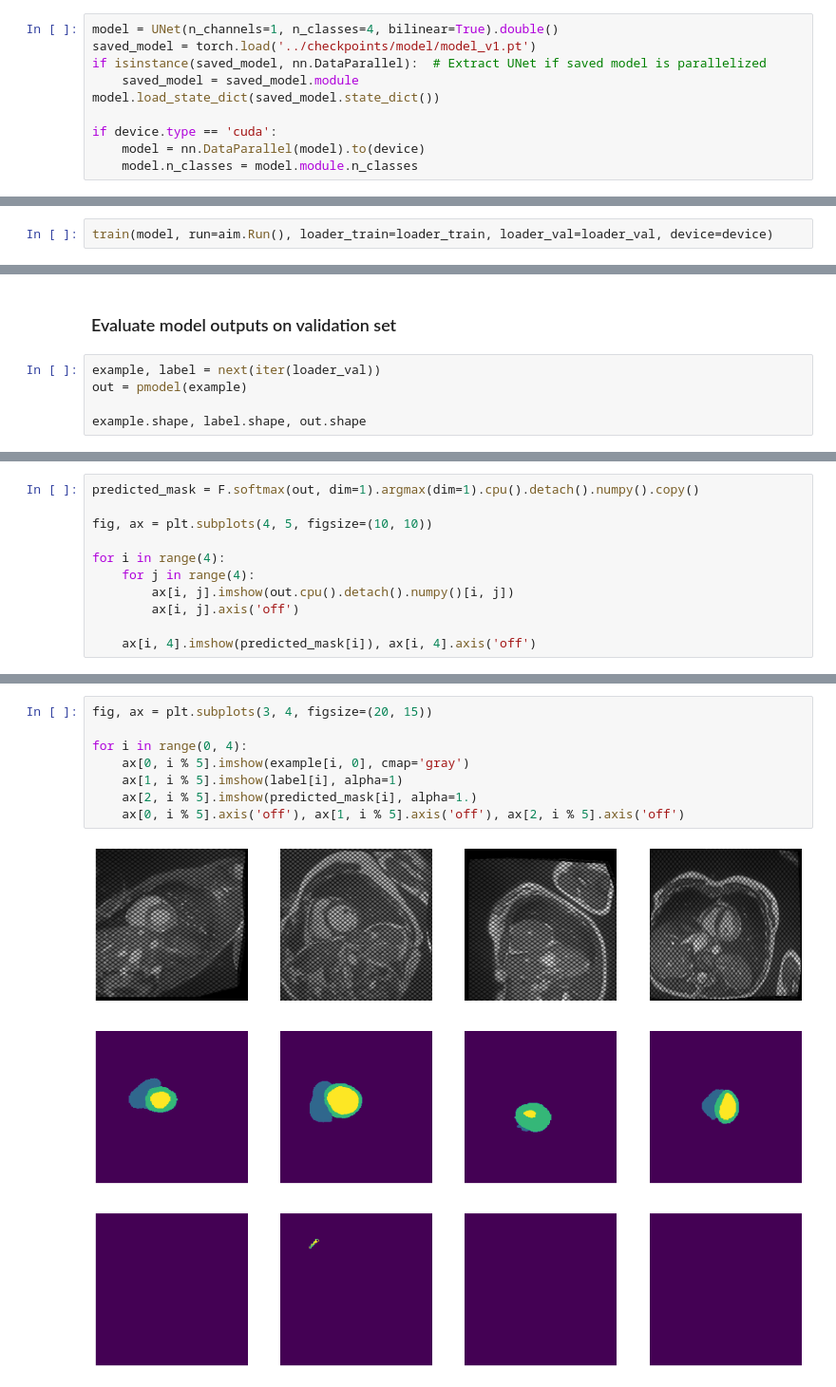
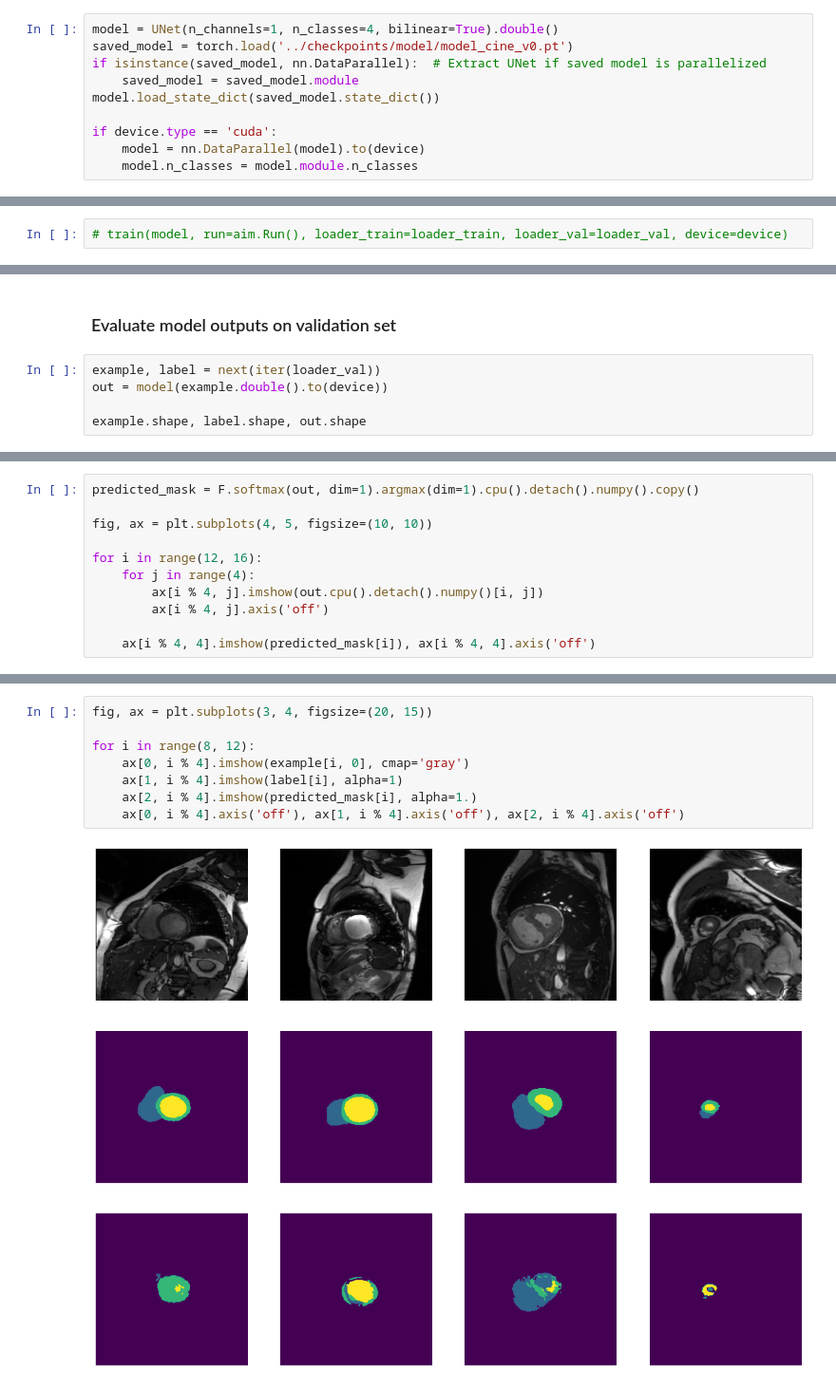
Before and after one commit to arnauddhaene/tagroi, a Jupyter notebook: notebooks/data.ipynb, the cells around one changed output, grey strips where cells are left out. Shown at 95% size. Saved outputs shown, nothing was run; the diff lists cells and outputs as text.

```diff
--- a/notebooks/data.ipynb
+++ b/notebooks/data.ipynb
@@ -43,7 +43,7 @@ device
 device(type='cuda')
 # %%
 model = UNet(n_channels=1, n_classes=4, bilinear=True).double()
-saved_model = torch.load('../checkpoints/model/model_v1.pt')
+saved_model = torch.load('../checkpoints/model/model_cine_v0.pt')
 if isinstance(saved_model, nn.DataParallel):  # Extract UNet if saved model is parallelized
     saved_model = saved_model.module
 model.load_state_dict(saved_model.state_dict())
@@ -58,4 +54,4 @@ pmodel = deeplabv3_resnet50(pretrained=True, progress=True)
 # %% [markdown]
 ### Train model
 # %%
-train(model, run=aim.Run(), loader_train=loader_train, loader_val=loader_val, device=device)
+# train(model, run=aim.Run(), loader_train=loader_train, loader_val=loader_val, device=device)
@@ -66,7 +59,7 @@ RuntimeError:
 ### Evaluate model outputs on validation set
 # %%
 example, label = next(iter(loader_val))
-out = pmodel(example)
+out = model(example.double().to(device))
 
 example.shape, label.shape, out.shape
 # %% [output]
@@ -76,10 +71,10 @@ predicted_mask = F.softmax(out, dim=1).argmax(dim=1).cpu().detach().numpy().copy
 
 fig, ax = plt.subplots(4, 5, figsize=(10, 10))
 
-for i in range(4):
+for i in range(12, 16):
     for j in range(4):
-        ax[i, j].imshow(out.cpu().detach().numpy()[i, j])
-        ax[i, j].axis('off')
+        ax[i % 4, j].imshow(out.cpu().detach().numpy()[i, j])
+        ax[i % 4, j].axis('off')
 
-    ax[i, 4].imshow(predicted_mask[i]), ax[i, 4].axis('off')
+    ax[i % 4, 4].imshow(predicted_mask[i]), ax[i % 4, 4].axis('off')
 # %% [output]
@@ -87,10 +82,10 @@ for i in range(4):
 # %%
 fig, ax = plt.subplots(3, 4, figsize=(20, 15))
 
-for i in range(0, 4):
-    ax[0, i % 5].imshow(example[i, 0], cmap='gray')
-    ax[1, i % 5].imshow(label[i], alpha=1)
-    ax[2, i % 5].imshow(predicted_mask[i], alpha=1.)
-    ax[0, i % 5].axis('off'), ax[1, i % 5].axis('off'), ax[2, i % 5].axis('off')
+for i in range(8, 12):
+    ax[0, i % 4].imshow(example[i, 0], cmap='gray')
+    ax[1, i % 4].imshow(label[i], alpha=1)
+    ax[2, i % 4].imshow(predicted_mask[i], alpha=1.)
+    ax[0, i % 4].axis('off'), ax[1, i % 4].axis('off'), ax[2, i % 4].axis('off')
 # %% [output]
-[figure, old version]
+[figure, new version]
```
Also changed, not shown: parts of 6 cells of this notebook, 6 other files.
